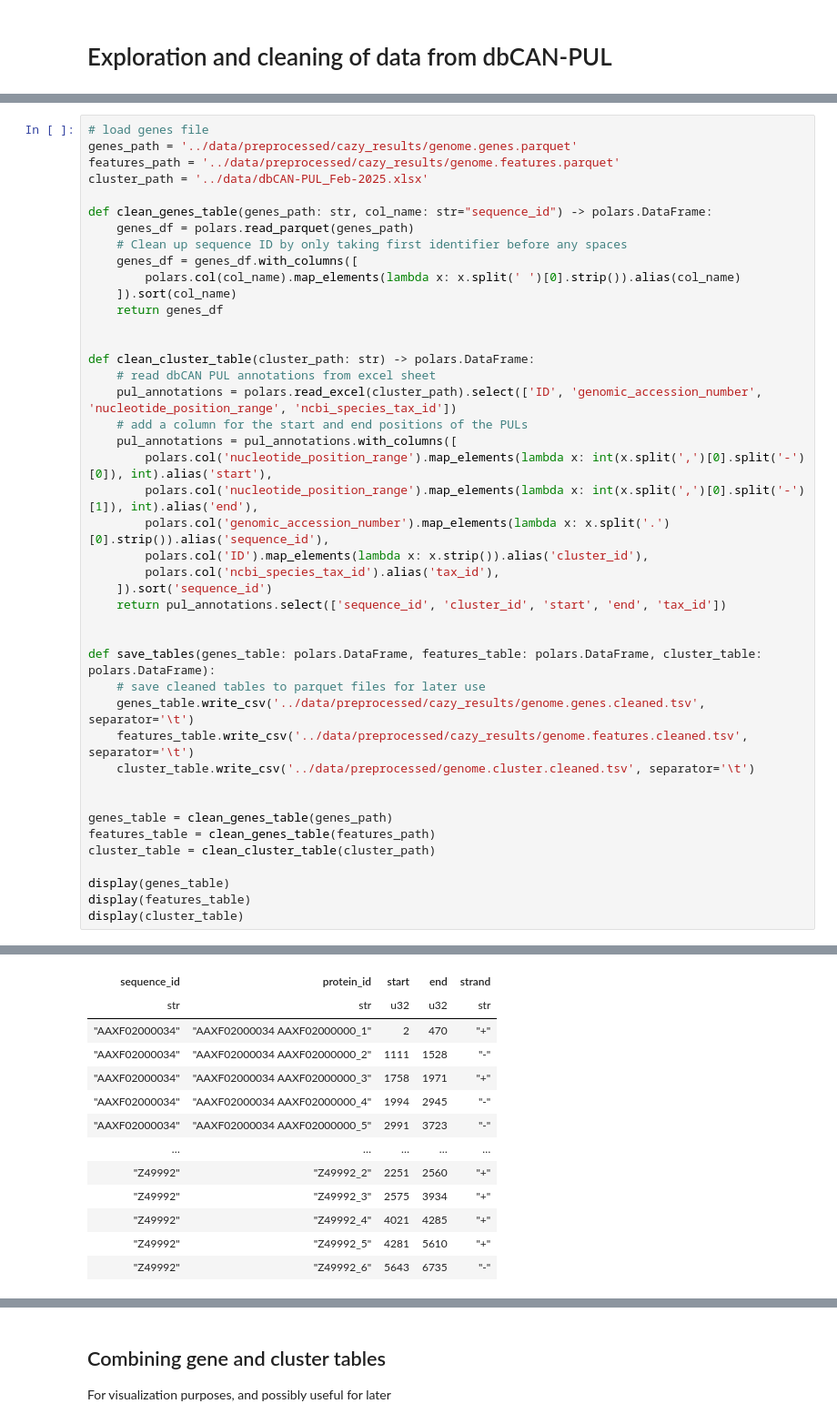
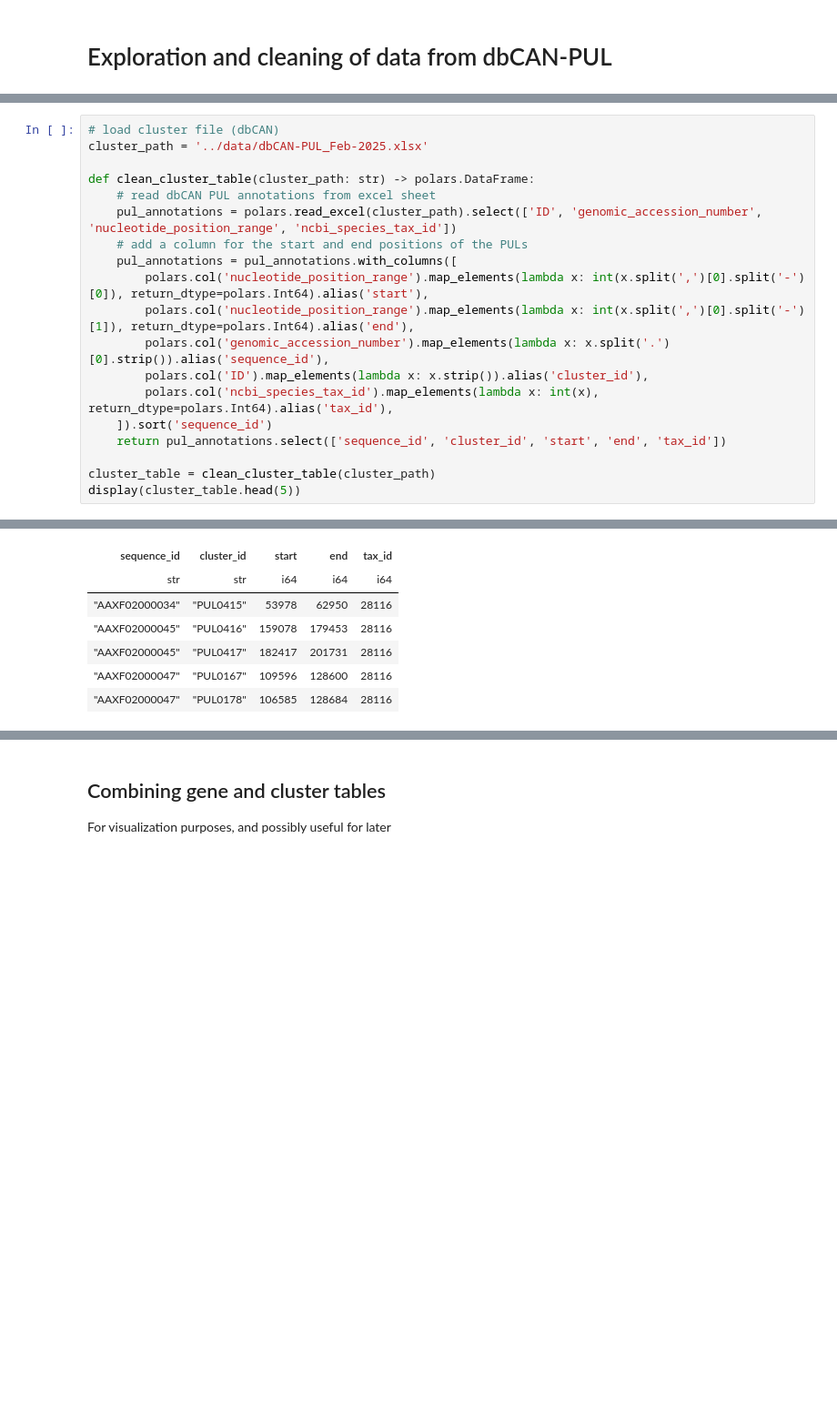
Before and after one commit to brosenthal3/gLM-PUL-Prediction, a Jupyter notebook: src/notebooks/PUL_data_exploration.ipynb, the cells around one changed output, grey strips where cells are left out. Shown at 91% size. Drawn from its saved outputs; the diff is of its cells as text; blank space fills up the shorter version.

```diff
--- a/src/notebooks/PUL_data_exploration.ipynb
+++ b/src/notebooks/PUL_data_exploration.ipynb
@@ -20,44 +45,20 @@ From https://pmc.ncbi.nlm.nih.gov/articles/PMC3531190/: Within GenBank, WGS mast
 # %%
-# load genes file
-genes_path = '../data/preprocessed/cazy_results/genome.genes.parquet'
-features_path = '../data/preprocessed/cazy_results/genome.features.parquet'
+# load cluster file (dbCAN)
 cluster_path = '../data/dbCAN-PUL_Feb-2025.xlsx'
-
-def clean_genes_table(genes_path: str, col_name: str="sequence_id") -> polars.DataFrame:
-    genes_df = polars.read_parquet(genes_path)
-    # Clean up sequence ID by only taking first identifier before any spaces
-    genes_df = genes_df.with_columns([
-        polars.col(col_name).map_elements(lambda x: x.split(' ')[0].strip()).alias(col_name)
-    ]).sort(col_name)
-    return genes_df
-
 
 def clean_cluster_table(cluster_path: str) -> polars.DataFrame:
     # read dbCAN PUL annotations from excel sheet
     pul_annotations = polars.read_excel(cluster_path).select(['ID', 'genomic_accession_number', 'nucleotide_position_range', 'ncbi_species_tax_id'])
     # add a column for the start and end positions of the PULs
     pul_annotations = pul_annotations.with_columns([
-        polars.col('nucleotide_position_range').map_elements(lambda x: int(x.split(',')[0].split('-')[0]), int).alias('start'),
-        polars.col('nucleotide_position_range').map_elements(lambda x: int(x.split(',')[0].split('-')[1]), int).alias('end'),
+        polars.col('nucleotide_position_range').map_elements(lambda x: int(x.split(',')[0].split('-')[0]), return_dtype=polars.Int64).alias('start'),
+        polars.col('nucleotide_position_range').map_elements(lambda x: int(x.split(',')[0].split('-')[1]), return_dtype=polars.Int64).alias('end'),
         polars.col('genomic_accession_number').map_elements(lambda x: x.split('.')[0].strip()).alias('sequence_id'),
         polars.col('ID').map_elements(lambda x: x.strip()).alias('cluster_id'),
-        polars.col('ncbi_species_tax_id').alias('tax_id'),
+        polars.col('ncbi_species_tax_id').map_elements(lambda x: int(x), return_dtype=polars.Int64).alias('tax_id'),
     ]).sort('sequence_id')
     return pul_annotations.select(['sequence_id', 'cluster_id', 'start', 'end', 'tax_id'])
 
-
-def save_tables(genes_table: polars.DataFrame, features_table: polars.DataFrame, cluster_table: polars.DataFrame):
-    # save cleaned tables to parquet files for later use
-    genes_table.write_csv('../data/preprocessed/cazy_results/genome.genes.cleaned.tsv', separator='\t')
-    features_table.write_csv('../data/preprocessed/cazy_results/genome.features.cleaned.tsv', separator='\t')
-    cluster_table.write_csv('../data/preprocessed/genome.cluster.cleaned.tsv', separator='\t')
-
-
-genes_table = clean_genes_table(genes_path)
-features_table = clean_genes_table(features_path)
 cluster_table = clean_cluster_table(cluster_path)
-
-display(genes_table)
-display(features_table)
-display(cluster_table)
+display(cluster_table.head(5))
 # %% [output]
@@ -65,13 +66,7 @@ shape: (612_993, 5)
-| sequence_id | protein_id | start | end | strand |
-| str | str | u32 | u32 | str |
-| "AAXF02000034" | "AAXF02000034 AAXF02000000_1" | 2 | 470 | "+" |
-| "AAXF02000034" | "AAXF02000034 AAXF02000000_2" | 1111 | 1528 | "-" |
-| "AAXF02000034" | "AAXF02000034 AAXF02000000_3" | 1758 | 1971 | "+" |
-| "AAXF02000034" | "AAXF02000034 AAXF02000000_4" | 1994 | 2945 | "-" |
-| "AAXF02000034" | "AAXF02000034 AAXF02000000_5" | 2991 | 3723 | "-" |
-| … | … | … | … | … |
-| "Z49992" | "Z49992_2" | 2251 | 2560 | "+" |
-| "Z49992" | "Z49992_3" | 2575 | 3934 | "+" |
-| "Z49992" | "Z49992_4" | 4021 | 4285 | "+" |
-| "Z49992" | "Z49992_5" | 4281 | 5610 | "+" |
-| "Z49992" | "Z49992_6" | 5643 | 6735 | "-" |
+| sequence_id | cluster_id | start | end | tax_id |
+| str | str | i64 | i64 | i64 |
+| "AAXF02000034" | "PUL0415" | 53978 | 62950 | 28116 |
+| "AAXF02000045" | "PUL0416" | 159078 | 179453 | 28116 |
+| "AAXF02000045" | "PUL0417" | 182417 | 201731 | 28116 |
+| "AAXF02000047" | "PUL0167" | 109596 | 128600 | 28116 |
+| "AAXF02000047" | "PUL0178" | 106585 | 128684 | 28116 |
```
Also changed, not shown: parts of 37 cells of this notebook.
